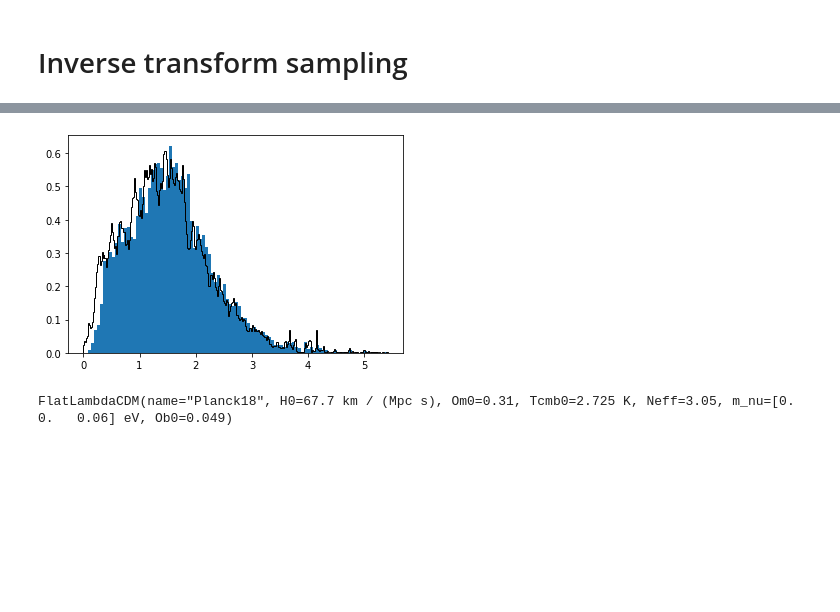
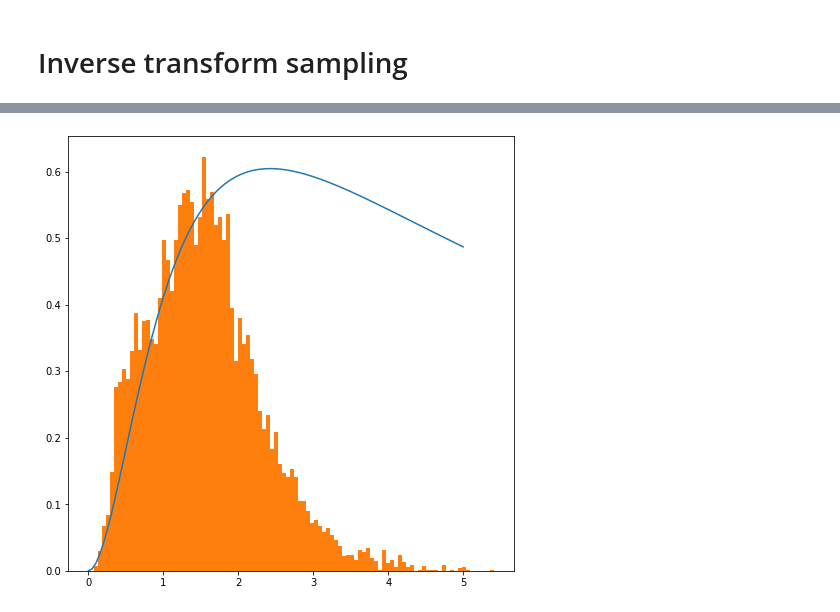
Before and after one commit to EdoSanto/astrostatistics_bicocca_2024, a Jupyter notebook: working/Cloning quasars.ipynb, the cells around one changed output, grey strips where cells are left out. Drawn from its saved outputs; the diff is of its cells as text; code cells hidden in the pictures; blank space fills up the shorter version.

```diff
--- a/working/Cloning quasars.ipynb
+++ b/working/Cloning quasars.ipynb
@@ -95,16 +83,33 @@ plt.legend()
-# %%
-counts, bins, bars = plt.hist(z, bins = int(np.sqrt(len(z))), density=True)
-
-eps = np.random.uniform(min(cdf_norm),max(cdf_norm),N)
-
-x = fit(eps)
-
-plt.hist(x, bins = int(np.sqrt(N)), density=True, histtype='step',color='black')
-plt.show()
-# %% [output]
-[figure, removed]
 # %%
 import astropy
 astropy.cosmology.Planck18
+
+class uniformredshift(object):
+    def __init__(self,zmax):
+        self._norm = None
+        self._pdfmax = None
+        self.zmax=zmax
+
+    def _eval(self,z_vals):
+        return ((4.*np.pi*astropy.cosmology.Planck18.differential_comoving_volume(z_vals).value))
+
+
+    def norm(self):
+        if self._norm is None:
+            self._norm = scipy.integrate.quad( self._eval, 0, self.zmax)[0]
+        return self._norm
+
+
+    def eval(self,z_vals):
+        return self._eval(z_vals)/self.norm()
+
+        return np.array(zsample)
+
+redshiftpdf = uniformredshift(zmax = 5)
+
+x = np.linspace(0,5,100)
+plt.plot(x,2.4*redshiftpdf.eval(x))
+
+plt.hist(z, bins = int(np.sqrt(len(z))), density=True);
 # %% [output]
-FlatLambdaCDM(name="Planck18", H0=67.7 km / (Mpc s), Om0=0.31, Tcmb0=2.725 K, Neff=3.05, m_nu=[0.   0.   0.06] eV, Ob0=0.049)
+[figure, added]
```
Also changed, not shown: parts of 4 cells of this notebook, 4 other files.
